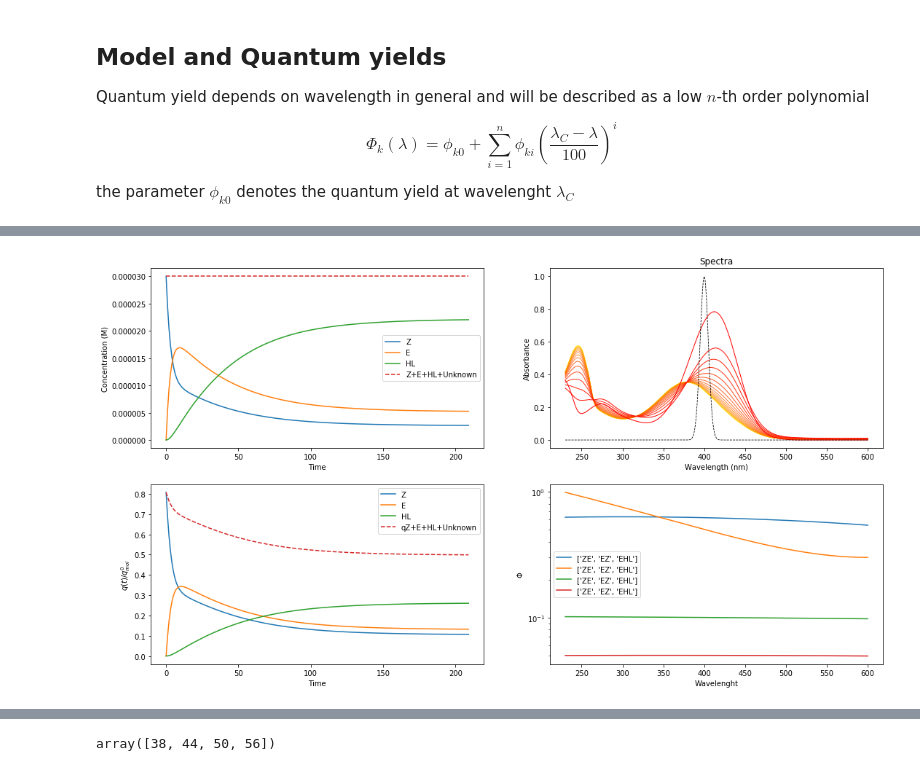
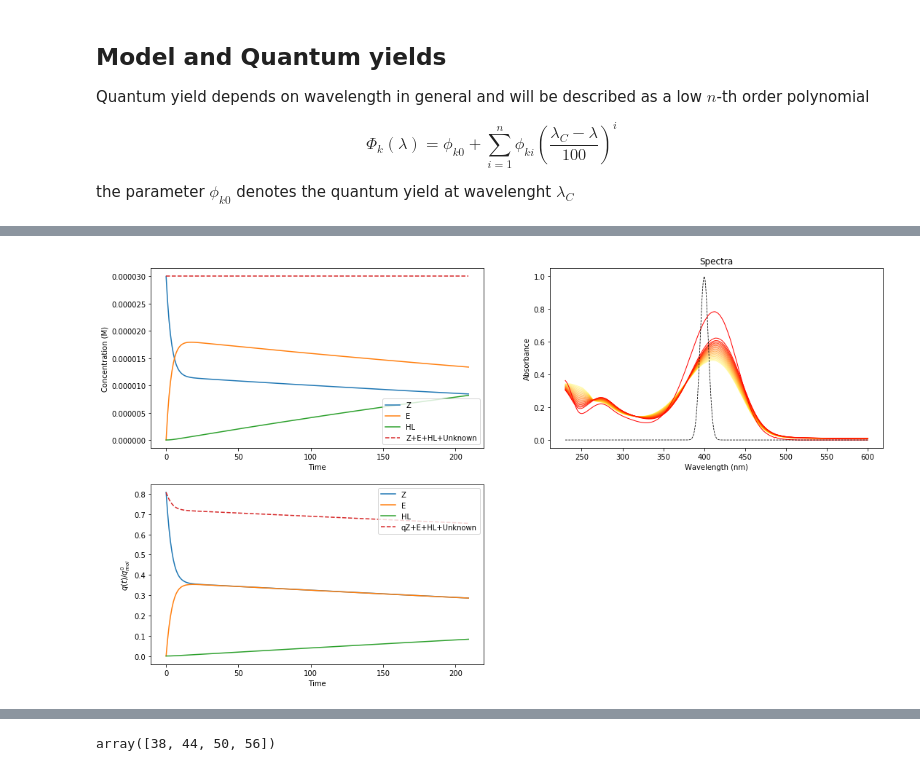
Before and after one commit to dmadea/Jupyter-Tutorials, a Jupyter notebook: Photoreaction kinetics/Simulation-general.ipynb, the cells around one changed output, grey strips where cells are left out. Cells and saved outputs as stored; diff of their text form; code cells hidden in the pictures.

```diff
--- a/Photoreaction kinetics/Simulation-general.ipynb
+++ b/Photoreaction kinetics/Simulation-general.ipynb
@@ -305,31 +308,26 @@ def simulate(q0, V, c0, eps, K, times, wavelengths, l=1, I_source=None, w_irr=No
         # last component by conservation of mass, c_tot - c1 - c2 - ... - cn
         _c = c #if K_rank == n else np.append(c, c_tot - c.sum())
 
-#         c_eps = _c.reshape((-1, 1)) * eps# if integrate else (_c * eps_w_irr).reshape((-1, 1))  # hadamard product
+        c_eps = _c[..., None] * eps if integrate else (_c * eps_w_irr)[..., None]  # hadamard product
 
-        c_eps = eps * _c[..., None]
+#         c_eps = eps * _c[..., None]
+#         c_eps = eps.T * _c if integrate else eps_w_irr * _c  # hadamard product
 
         c_dot_eps = c_eps.sum(axis=0)  # dot product, 1D array for integrated version, scalar number for one-wavelength version
-#         print(c_dot_eps.shape)
+#         c_dot_eps = c_eps.sum(axis=1, keepdims=True) # total absorbance at each wavelength
 
 #         x_abs = c_eps * (1 - np.exp(-l * c_dot_eps * ln10)) / c_dot_eps  # calculate part of absorbed light for each component
-        x_abs = c_eps * fk_factor(c_dot_eps, c=l * ln10) * I_source
-#         print(x_abs.shape)
+        x_abs = c_eps * fk_factor(c_dot_eps, c=l * ln10) * (I_source if integrate else 1)
 
-        if K.ndim == 3:
+        # w x n x n   x   w x n x 1
+        product = np.matmul(K, x_abs.T[..., None])  # w x n x 1
 
-            # w x n x n   x   w x n x 1
+        return q0 / V * (np.trapz(product, x=wavelengths, axis=0) if integrate else product).squeeze()
 
-            product = np.matmul(K, x_abs.T[..., None])
+#             integrals = np.trapz(x_abs, x=wavelengths, axis=1) if integrate else x_abs  # integrate if source spectrum is defined
+# #         integrals = np.trapz(x_abs * I_source_sweep(t, wavelengths), x=wavelengths, axis=1) if integrate else x_abs  # integrate if source spectrum is defined
 
-            # w x n x 1
-            return q0 * np.trapz(product, x=wavelengths, axis=0).squeeze() / V
-
-        else:
-            integrals = np.trapz(x_abs, x=wavelengths, axis=1) if integrate else x_abs  # integrate if source spectrum is defined
-#         integrals = np.trapz(x_abs * I_source_sweep(t, wavelengths), x=wavelengths, axis=1) if integrate else x_abs  # integrate if source spectrum is defined
-
-            return q0 * np.dot(K, integrals).squeeze() / V  # final matrix multiplication
+#             return q0 * np.dot(K, integrals).squeeze() / V  # final matrix multiplication
 
 #     result = odeint(dc_dt, c0 if K_rank == n else c0[:-1], times)
     result = odeint(dc_dt, c0 , times)
@@ -341,15 +339,15 @@ def simulate(q0, V, c0, eps, K, times, wavelengths, l=1, I_source=None, w_irr=No
     return result
 
 
-Phi_ZE = 0.35  # Z to E isomerizaton
-Phi_EZ = 0.35  # E to Z isomerizaton
-Phi_EHL = 0.01  # E to HL electrocyclization
-Phi_HLE = 0.01   # HL to E electrocyclization
-Phi_HLD = 0.001  #
-Phi_ZD = 0.001  #
-Phi_ED = 0.005  #
-Phi_D = 0.0
-Phi_HLBl = 0.01  # HL photobleaching
+# Phi_ZE = 0.35  # Z to E isomerizaton
+# Phi_EZ = 0.35  # E to Z isomerizaton
+# Phi_EHL = 0.01  # E to HL electrocyclization
+# Phi_HLE = 0.01   # HL to E electrocyclization
+# Phi_HLD = 0.001  #
+# Phi_ZD = 0.001  #
+# Phi_ED = 0.005  #
+# Phi_D = 0.0
+# Phi_HLBl = 0.01  # HL photobleaching
 
 c0 = 3e-5
 w_irr = 456
@@ -363,28 +361,37 @@ C = np.zeros((t, n))  # define concentration matrix with dimensions t x n.
 #                 [0, Phi_EHL, -Phi_HLD - Phi_HLE, 0],
 #                 [0, 0, Phi_HLD, 0]])
 
-Phi_ZE = Phi([0.62, 0.02, -0.01], 400, wavelengths)
-Phi_EZ = Phi([0.5, 0.2, 0.05], 400, wavelengths)
-Phi_EHL = Phi([0.1, 0.001, -0.0001], 400, wavelengths)
-Phi_HLE = Phi([0.05, 0.0001, -0.0001], 400, wavelengths)
+Phi_ZE = Phi([0.1, 0.02, -0.01], 400, wavelengths)
+Phi_EZ = Phi([0.5, 0.02, 0.0], 400, wavelengths)
+Phi_EHL = Phi([0.01, 0.001, -0.0001], 400, wavelengths)
+Phi_HLE = Phi([0.001, 0.0001, -0.0001], 400, wavelengths)
 
-
-# plt.rcParams['figure.figsize'] = [6, 4]
-# plt.plot(wavelengths, np.asarray([Phi_ZE, Phi_EZ, Phi_EHL]).T)
+# Phi_ZE = Phi([0.62], 400, wavelengths)
+# Phi_EZ = Phi([0.1], 400, wavelengths)
+# Phi_EHL = Phi([0.01], 400, wavelengths)
+# Phi_HLE = Phi([0.001], 400, wavelengths)
 
 assert all((Phi_ZE >= 0) & (Phi_ZE <= 1)) == True
 assert all((Phi_EZ >= 0) & (Phi_EZ <= 1)) == True
 assert all((Phi_EHL >= 0) & (Phi_EHL <= 1)) == True
 assert all((Phi_HLE >= 0) & (Phi_HLE <= 1)) == True
 
+Phi_ZE = 0.5  # Z to E isomerizaton
+Phi_EZ = 0.5  # E to Z isomerizaton
+Phi_EHL = 0.01  # E to HL electrocyclization
+Phi_HLE = 0.001   # HL to E electrocyclization
 
-_0 = np.zeros(wavelengths.shape)
+# plt.rcParams['figure.figsize'] = [6, 4]
+# plt.plot(wavelengths, np.asarray([Phi_ZE, Phi_EZ, Phi_EHL]).T)
+
+
+_0 = np.zeros(wavelengths.shape) if isinstance(Phi_ZE, np.ndarray) else 0
 
 K = np.asarray([[-Phi_ZE, Phi_EZ, _0],
                 [Phi_ZE, -Phi_EZ - Phi_EHL, Phi_HLE],
                 [_0, Phi_EHL, - Phi_HLE]])
 
-K = np.transpose(K, (2, 0, 1))
+# K = np.transpose(K, (2, 0, 1))
 
 # find_nearest_idx(wavelengths, 400)
 
@@ -394,7 +401,7 @@ K = np.transpose(K, (2, 0, 1))
 
 I_source = gauss(wavelengths, 400, 5)
 
-C = simulate(5e-5, 4, [c0, 0, 0], ST, K, times, wavelengths, l=1, I_source=I_source, w_irr=None)
+C = simulate(5e-5, 4, [c0, 0, 0], ST, K, times, wavelengths, l=1, I_source=None, w_irr=400)
 
 q_rel = _calc_q_rel(ST, C, wavelengths, I_source=I_source)
 
@@ -405,41 +412,41 @@ for i in range(n):
     plt.plot(times, C[:, i], label=names[i])
 plt.plot(times, C.sum(axis=1), label='+'.join(names), linestyle='--')
 plt.xlabel('Time')
 plt.ylabel('Concentration (M)')
 plt.legend()
 
 D = C @ ST  # compute data matrix
 
 # plot time-dependent spectra
 plt.subplot(2, 2, 2)
 for i in reversed(range(0, t, 10)):
     plt.plot(wavelengths, D[i], color=(1, i/t, 0, (t-i/1.4)/t), label='$t = {}$'.format(times[i]), lw=1)
 plt.plot(wavelengths, I_source / I_source.max(), label='irrsource', linestyle='--', color='black', lw=0.8)
 plt.title("Spectra")
 plt.xlabel('Wavelength (nm)')
 plt.ylabel('Absorbance')
 
 plt.subplot(2, 2, 3)
 for i in range(n):
     plt.plot(times, q_rel[:, i], label=names[i])
 plt.plot(times, q_rel.sum(axis=1), label='q' + '+'.join(names), linestyle='--')
 plt.xlabel('Time')
 plt.ylabel('$q(t)/q^0_{mol}$')
 plt.legend()
 
 
-plt.subplot(2, 2, 4)
-# for i in range(n):
-#     plt.plot(times, q_rel[:, i], label=names[i])
-plt.semilogy(wavelengths, np.asarray([Phi_ZE, Phi_EZ, Phi_EHL, Phi_HLE]).T, label=['ZE', 'EZ', 'EHL'])
-plt.xlabel('Wavelenght')
-plt.ylabel('$\Phi$')
-plt.legend()
+# plt.subplot(2, 2, 4)
+# # for i in range(n):
+# #     plt.plot(times, q_rel[:, i], label=names[i])
+# plt.semilogy(wavelengths, np.asarray([Phi_ZE, Phi_EZ, Phi_EHL, Phi_HLE]).T, label=['ZE', 'EZ', 'EHL'])
+# plt.xlabel('Wavelenght')
+# plt.ylabel('$\Phi$')
+# plt.legend()
 
 
 plt.show()
 # %% [output]
-[figure, old version]
+[figure, new version]
 # %%
 from scipy.linalg import null_space
 
```
Also changed, not shown: parts of 2 cells of this notebook.
